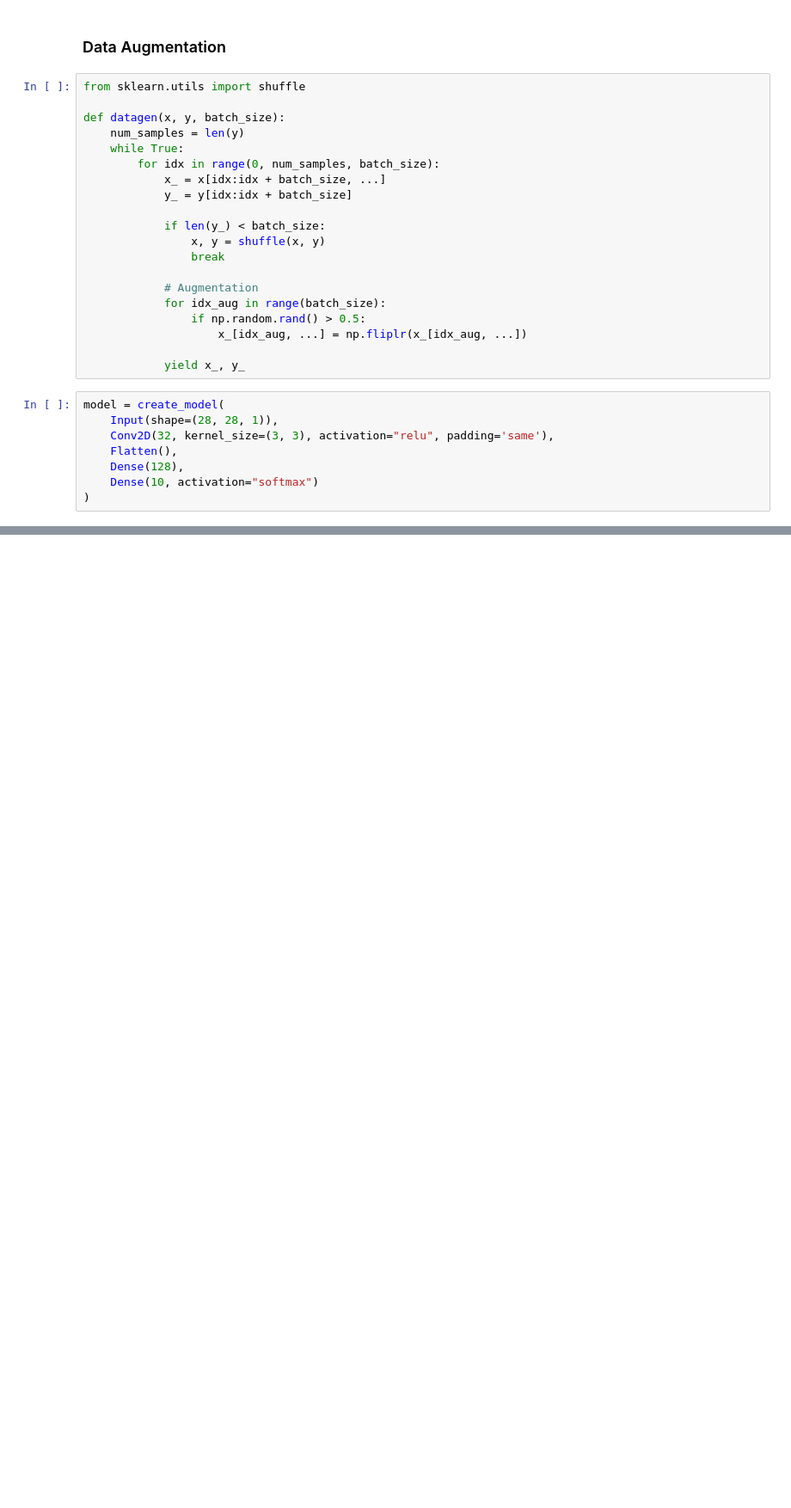
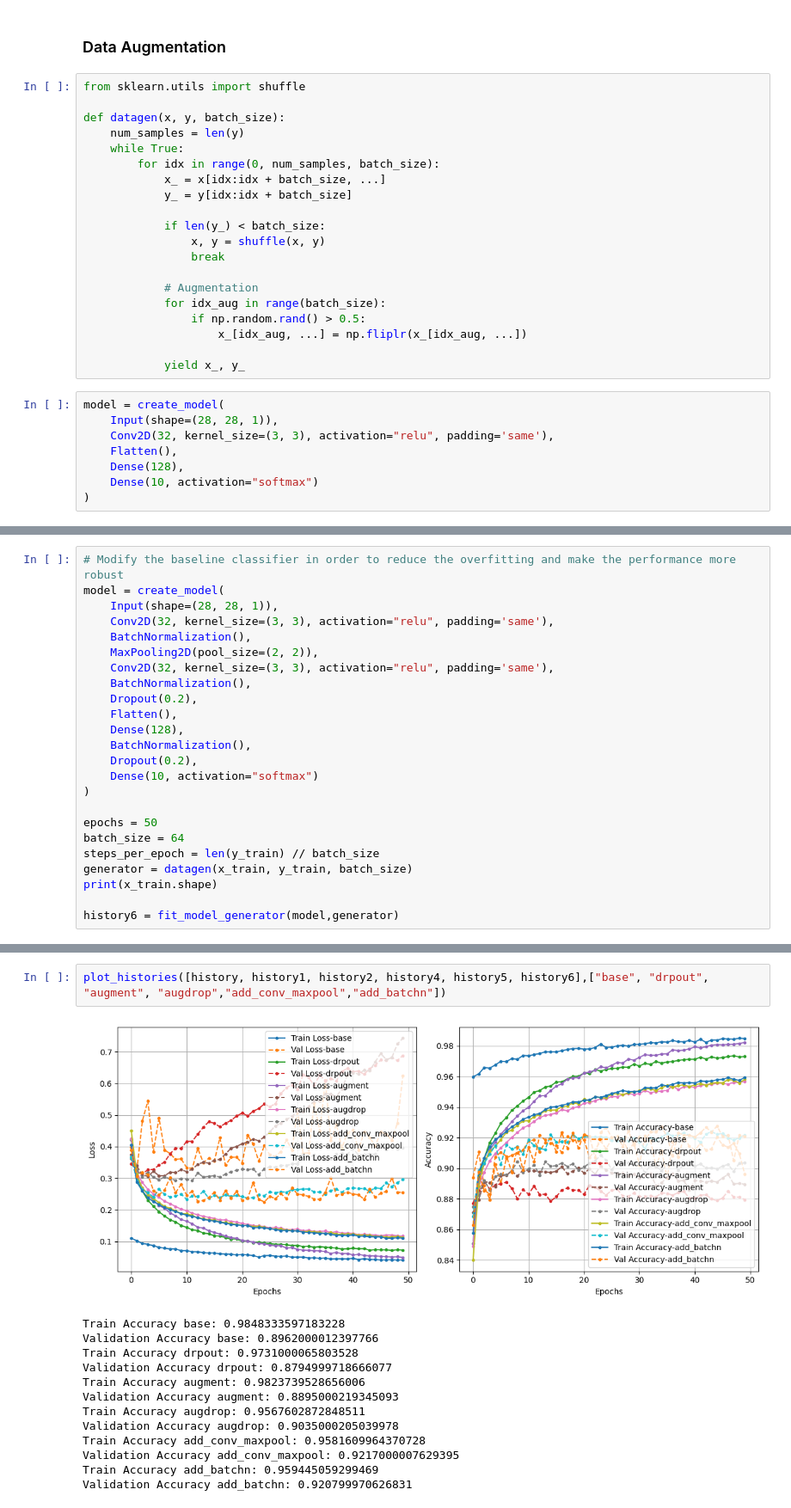
Before and after one commit to mrbloom/homework-cv, a Jupyter notebook: lesson_15/homework/Homework_14_for_lecture_15.ipynb, the cells around one changed output, grey strips where cells are left out. Shown at 86% size. Drawn from its saved outputs; the diff is of its cells as text; blank space fills up the shorter version.

```diff
--- a/lesson_15/homework/Homework_14_for_lecture_15.ipynb
+++ b/lesson_15/homework/Homework_14_for_lecture_15.ipynb
@@ -401,0 +501,24 @@ Validation Accuracy augment: 0.8883000016212463
+# %%
+# Modify the baseline classifier in order to reduce the overfitting and make the performance more robust
+model = create_model(
+    Input(shape=(28, 28, 1)),
+    Conv2D(32, kernel_size=(3, 3), activation="relu", padding='same'),
+    BatchNormalization(),
+    MaxPooling2D(pool_size=(2, 2)),
+    Conv2D(32, kernel_size=(3, 3), activation="relu", padding='same'),
+    BatchNormalization(),
+    Dropout(0.2),
+    Flatten(),
+    Dense(128),
+    BatchNormalization(),
+    Dropout(0.2),
+    Dense(10, activation="softmax")
+)
+
+epochs = 50
+batch_size = 64
+steps_per_epoch = len(y_train) // batch_size
+generator = datagen(x_train, y_train, batch_size)
+print(x_train.shape)
+
+history6 = fit_model_generator(model,generator)
@@ -401,0 +543,16 @@ Validation Accuracy augment: 0.8883000016212463
+# %%
+plot_histories([history, history1, history2, history4, history5, history6],["base", "drpout", "augment", "augdrop","add_conv_maxpool","add_batchn"])
+# %% [output]
+[figure, added]
+Train Accuracy base: 0.9848333597183228
+Validation Accuracy base: 0.8962000012397766
+Train Accuracy drpout: 0.9731000065803528
+Validation Accuracy drpout: 0.8794999718666077
+Train Accuracy augment: 0.9823739528656006
+Validation Accuracy augment: 0.8895000219345093
+Train Accuracy augdrop: 0.9567602872848511
+Validation Accuracy augdrop: 0.9035000205039978
+Train Accuracy add_conv_maxpool: 0.9581609964370728
+Validation Accuracy add_conv_maxpool: 0.9217000007629395
+Train Accuracy add_batchn: 0.959445059299469
+Validation Accuracy add_batchn: 0.920799970626831
```
Also changed, not shown: parts of 21 cells of this notebook.
